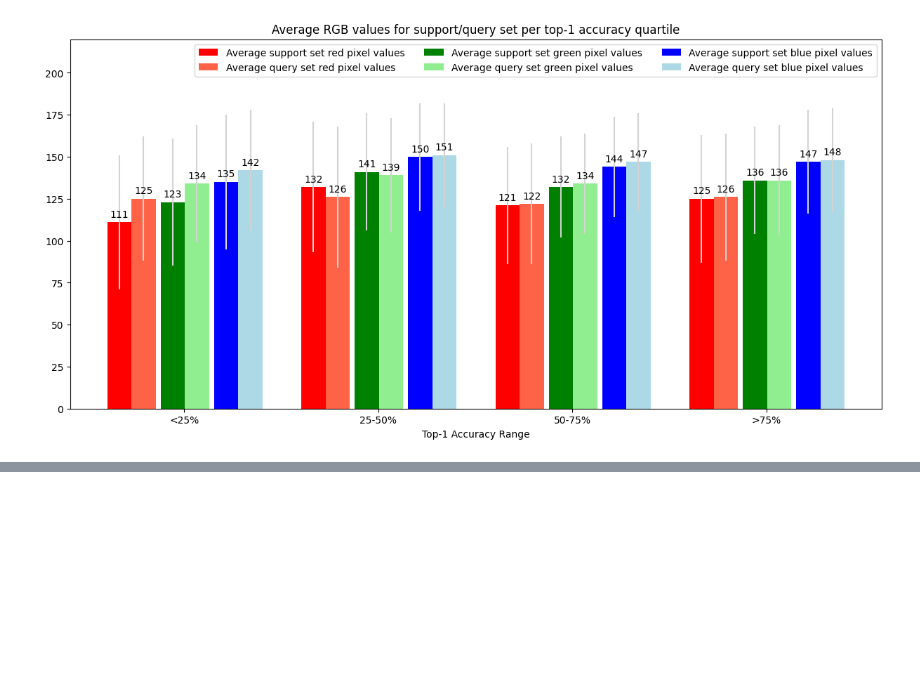
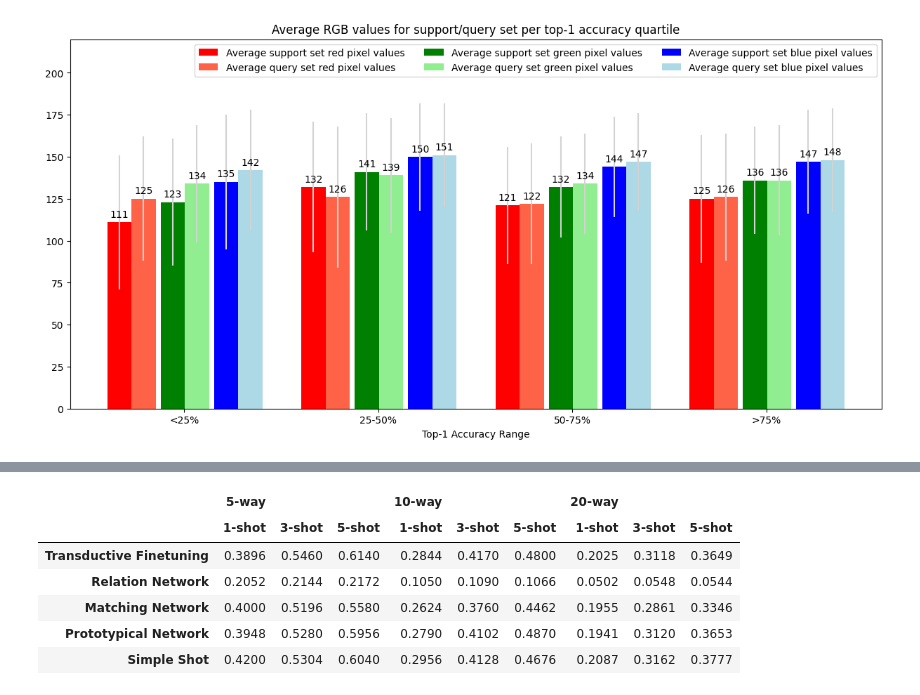
Before and after one commit to jwells52/creating-ai-enabled-systems, a Jupyter notebook: Research Project/notebooks/fsl_experiment3.ipynb, the cells around one changed output, grey strips where cells are left out. Cells and saved outputs as stored; diff of their text form; code cells hidden in the pictures; blank space fills up the shorter version.

```diff
--- a/Research Project/notebooks/fsl_experiment3.ipynb
+++ b/Research Project/notebooks/fsl_experiment3.ipynb
@@ -471,0 +431,2 @@ KeyboardInterrupt: ignored
+# %%
+dataset = HumpbackWhaleDataset('/content/train', df, transform=transform)
@@ -471,0 +503,7 @@ KeyboardInterrupt: ignored
+# %%
+accs_v2 = dict()
+
+for network in accs.keys():
+  accs_v2[network] = dict()
+  for way in accs[network].keys():
+    accs_v2[network][f'{way}-way'] = [acc for acc in accs[network][way].values()]
@@ -471,0 +528,3 @@ KeyboardInterrupt: ignored
+# %%
+accs_df = pd.DataFrame.from_dict(accs_v2).T
+accs_df
@@ -471,0 +538,13 @@ KeyboardInterrupt: ignored
+# %%
+accs_dict2 = dict()
+for network, row in accs_df.iterrows():
+  print(network)
+
+  accs_dict2[network] = dict()
+  for i, way in enumerate(row):
+    for j, shot in enumerate(way):
+      print(f'{ways[i]}-way {shots[j]}-shot | acc={shot}')
+
+      accs_dict2[network][f'{ways[i]}-way {shots[j]}-shot'] = shot
+      # network_accs += [shot]
+  # accs_df2 = pd.concat([accs_df.loc[i].apply(pd.Series), accs_df2], axis = 1)
@@ -471,0 +569,23 @@ KeyboardInterrupt: ignored
+# %%
+accs_df2 = pd.DataFrame.from_dict(accs_dict2).T
+accs_df2.columns = pd.MultiIndex.from_tuples([
+    ('5-way', '1-shot'),
+    ('5-way', '3-shot'),
+    ('5-way', '5-shot'),
+    ('10-way', '1-shot'),
+    ('10-way', '3-shot'),
+    ('10-way', '5-shot'),
+    ('20-way', '1-shot'),
+    ('20-way', '3-shot'),
+    ('20-way', '5-shot'),
+    ])
+
+accs_df2
+# %% [output]
+|  | 5-way |  |  | 10-way |  |  | 20-way |  |  |
+|  | 1-shot | 3-shot | 5-shot | 1-shot | 3-shot | 5-shot | 1-shot | 3-shot | 5-shot |
+| Transductive Finetuning | 0.3896 | 0.5460 | 0.6140 | 0.2844 | 0.4170 | 0.4800 | 0.2025 | 0.3118 | 0.3649 |
+| Relation Network | 0.2052 | 0.2144 | 0.2172 | 0.1050 | 0.1090 | 0.1066 | 0.0502 | 0.0548 | 0.0544 |
+| Matching Network | 0.4000 | 0.5196 | 0.5580 | 0.2624 | 0.3760 | 0.4462 | 0.1955 | 0.2861 | 0.3346 |
+| Prototypical Network | 0.3948 | 0.5280 | 0.5956 | 0.2790 | 0.4102 | 0.4870 | 0.1941 | 0.3120 | 0.3653 |
+| Simple Shot | 0.4200 | 0.5304 | 0.6040 | 0.2956 | 0.4128 | 0.4676 | 0.2087 | 0.3162 | 0.3777 |
```
Also changed, not shown: parts of 21 cells of this notebook.
